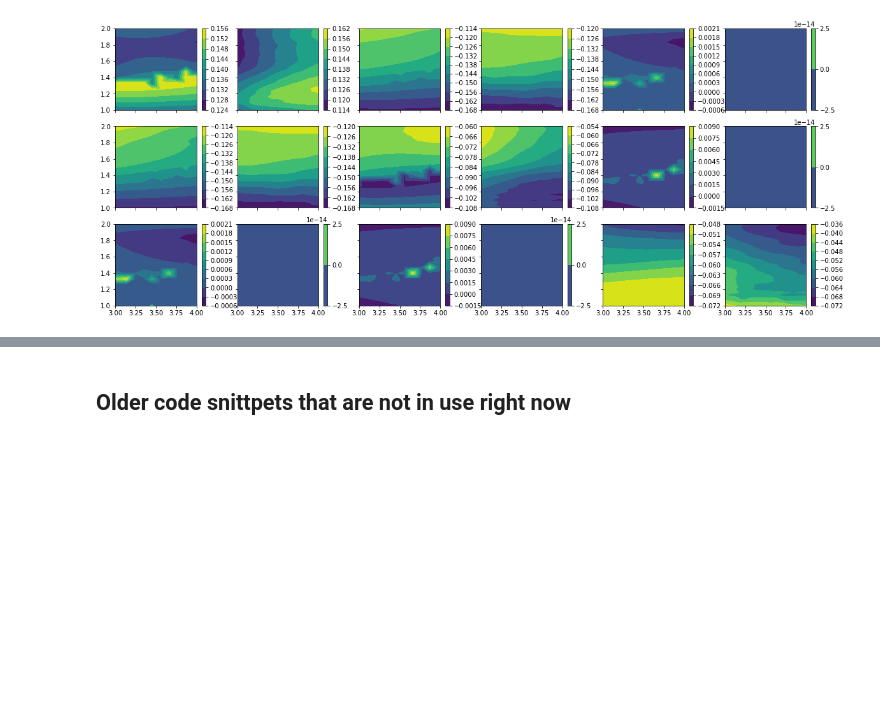
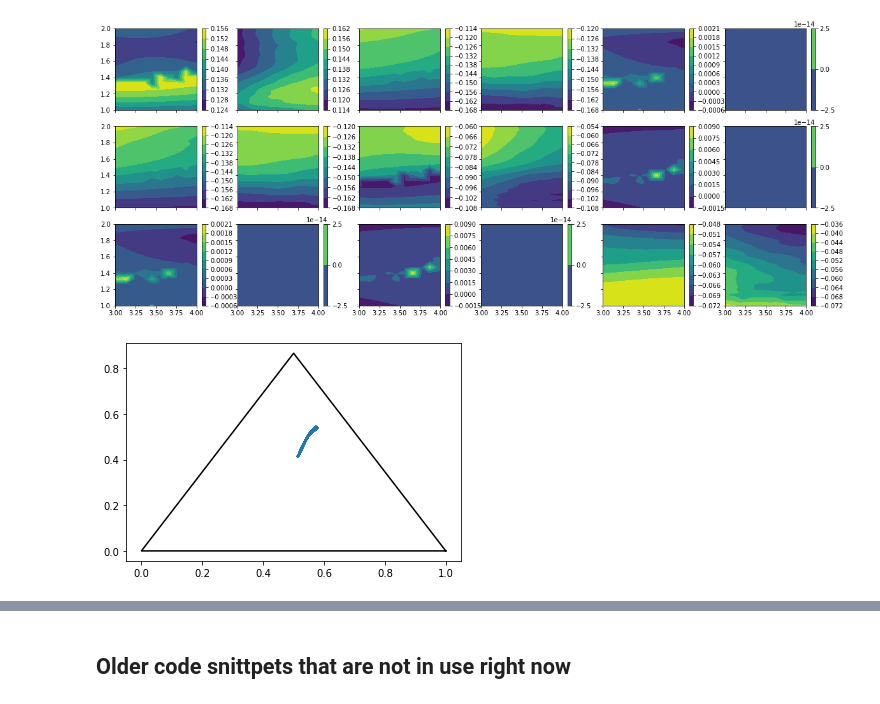
Before and after one commit to leonrccs/data_driven_rans, a Jupyter notebook: notebooks/neural_network_trial.ipynb, the cells around one changed output, grey strips where cells are left out. Cells and saved outputs as stored; diff of their text form; code cells hidden in the pictures; blank space fills up the shorter version.

```diff
--- a/notebooks/neural_network_trial.ipynb
+++ b/notebooks/neural_network_trial.ipynb
@@ -405,3 +409,14 @@ for i in range(9):
     fig.colorbar(R_dns, ax=axs.flat[2*i+1])
 # %% [output]
 [figure]
+# %%
+barm_pred = bm.BarMap()
+barm_pred.load_from_variable(b_pred.reshape(-1,3,3).detach().numpy(), grid)
+barm_pred.calculate_barycentric_coordinates()
+
+fig, ax = plt.subplots()
+
+barm_pred.plot_data_points(ax)
+barm_pred.plot_triangle(ax)
+# %% [output]
+[figure, added]
```
Also changed, not shown: parts of 2 cells of this notebook, 12 other files.
